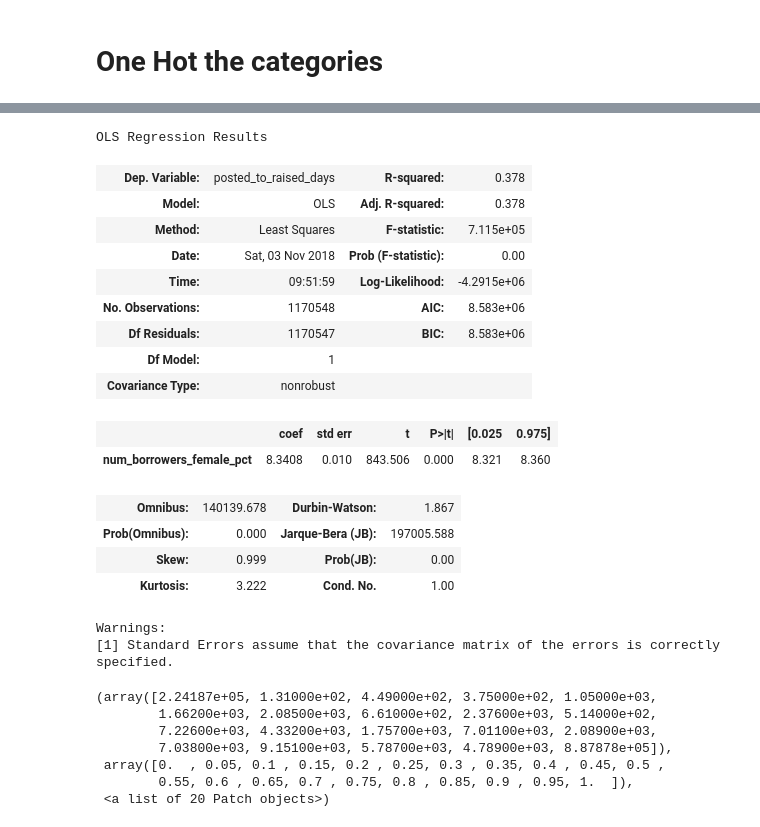
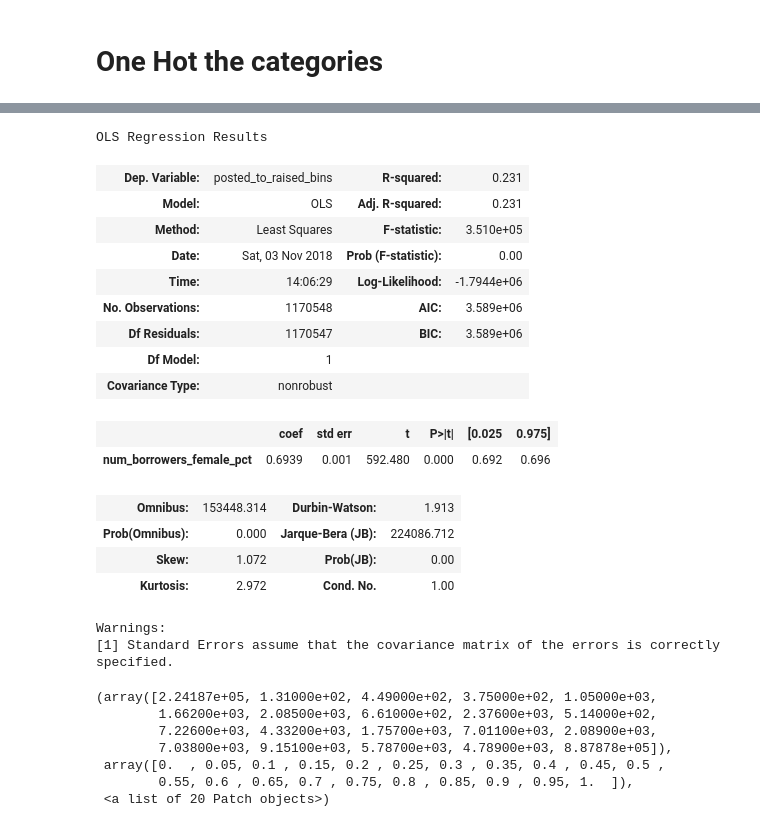
Before and after one commit to georgetown-analytics/Kiva, a Jupyter notebook: Kivainvestigation_Tom.ipynb, the cells around one changed output, grey strips where cells are left out. Cells and saved outputs as stored; diff of their text form; code cells hidden in the pictures.

```diff
--- a/Kivainvestigation_Tom.ipynb
+++ b/Kivainvestigation_Tom.ipynb
@@ -118,8 +121,5 @@ cleanloans.drop(['sector_name'],axis=1, inplace=True)
 cleanloans = pd.concat([cleanloans,pd.get_dummies(cleanloans['distribution_model'], prefix='distribution_model')],axis=1)
 cleanloans.drop(['distribution_model'],axis=1, inplace=True)
 
-cleanloans = pd.concat([cleanloans,pd.get_dummies(cleanloans['currency'], prefix='currency')],axis=1)
-cleanloans.drop(['currency'],axis=1, inplace=True)
-
 cleanloans = pd.concat([cleanloans,pd.get_dummies(cleanloans['repayment_interval'], prefix='repayment_interval')],axis=1)
 cleanloans.drop(['repayment_interval'],axis=1, inplace=True)
@@ -147,32 +168,32 @@ cleanloans
 # %%
 import statsmodels.api as sm
 
 X = cleanloans[cleanloans['num_borrowers_female_pct'] >= 0]['num_borrowers_female_pct']
-y = cleanloans[cleanloans['num_borrowers_female_pct'] >= 0]["posted_to_raised_days"]
+y = cleanloans[cleanloans['num_borrowers_female_pct'] >= 0]["posted_to_raised_bins"]
 
 # Fit and make the predictions by the model
 model = sm.OLS(y, X).fit()
 predictions = model.predict(X)
 
 # Print out the statistics
 model.summary()
 # %% [output]
 OLS Regression Results
-| Dep. Variable: | posted_to_raised_days | R-squared: | 0.378 |
-| Model: | OLS | Adj. R-squared: | 0.378 |
-| Method: | Least Squares | F-statistic: | 7.115e+05 |
+| Dep. Variable: | posted_to_raised_bins | R-squared: | 0.231 |
+| Model: | OLS | Adj. R-squared: | 0.231 |
+| Method: | Least Squares | F-statistic: | 3.510e+05 |
 | Date: | Sat, 03 Nov 2018 | Prob (F-statistic): | 0.00 |
-| Time: | 09:51:59 | Log-Likelihood: | -4.2915e+06 |
-| No. Observations: | 1170548 | AIC: | 8.583e+06 |
-| Df Residuals: | 1170547 | BIC: | 8.583e+06 |
+| Time: | 14:06:29 | Log-Likelihood: | -1.7944e+06 |
+| No. Observations: | 1170548 | AIC: | 3.589e+06 |
+| Df Residuals: | 1170547 | BIC: | 3.589e+06 |
 | Df Model: | 1 |  |  |
 | Covariance Type: | nonrobust |  |  |
 |  | coef | std err | t | P>|t| | [0.025 | 0.975] |
-| num_borrowers_female_pct | 8.3408 | 0.010 | 843.506 | 0.000 | 8.321 | 8.360 |
+| num_borrowers_female_pct | 0.6939 | 0.001 | 592.480 | 0.000 | 0.692 | 0.696 |
-| Omnibus: | 140139.678 | Durbin-Watson: | 1.867 |
-| Prob(Omnibus): | 0.000 | Jarque-Bera (JB): | 197005.588 |
-| Skew: | 0.999 | Prob(JB): | 0.00 |
-| Kurtosis: | 3.222 | Cond. No. | 1.00 |
+| Omnibus: | 153448.314 | Durbin-Watson: | 1.913 |
+| Prob(Omnibus): | 0.000 | Jarque-Bera (JB): | 224086.712 |
+| Skew: | 1.072 | Prob(JB): | 0.00 |
+| Kurtosis: | 2.972 | Cond. No. | 1.00 |
 Warnings:
 [1] Standard Errors assume that the covariance matrix of the errors is correctly specified.
 # %%
```
Also changed, not shown: parts of 6 cells of this notebook.
